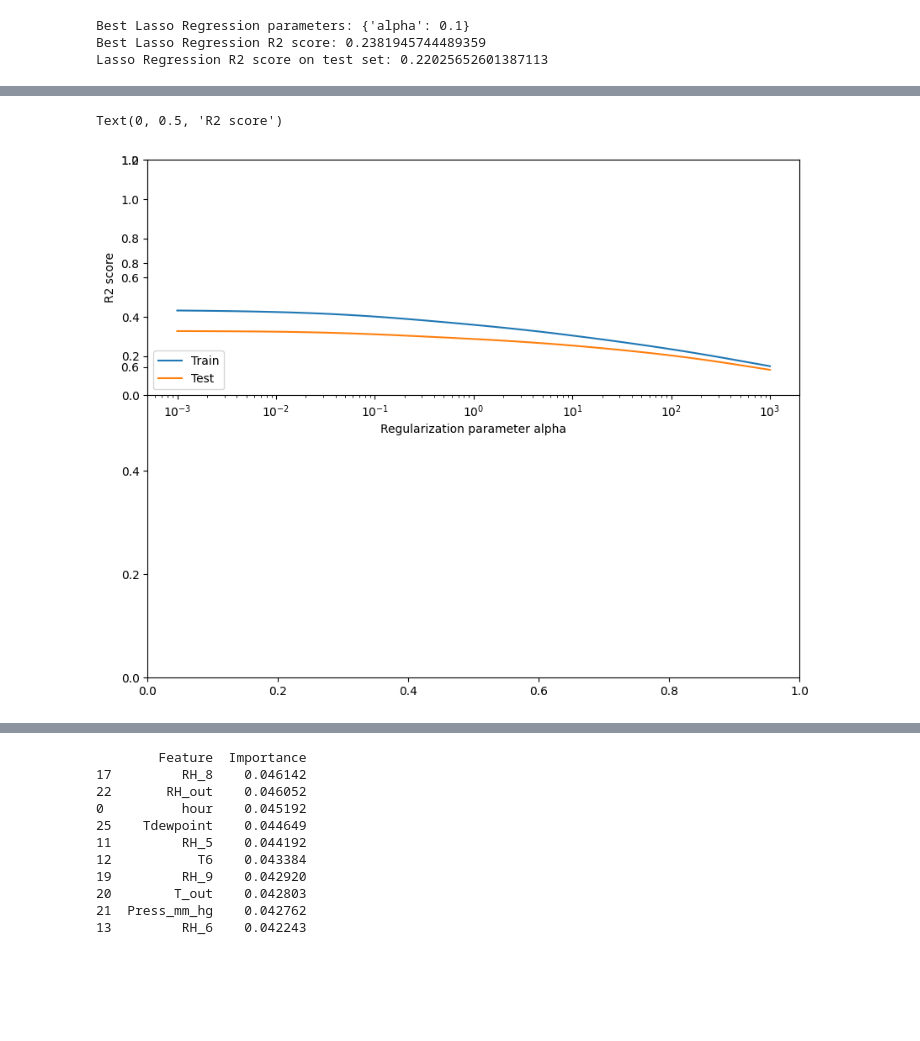
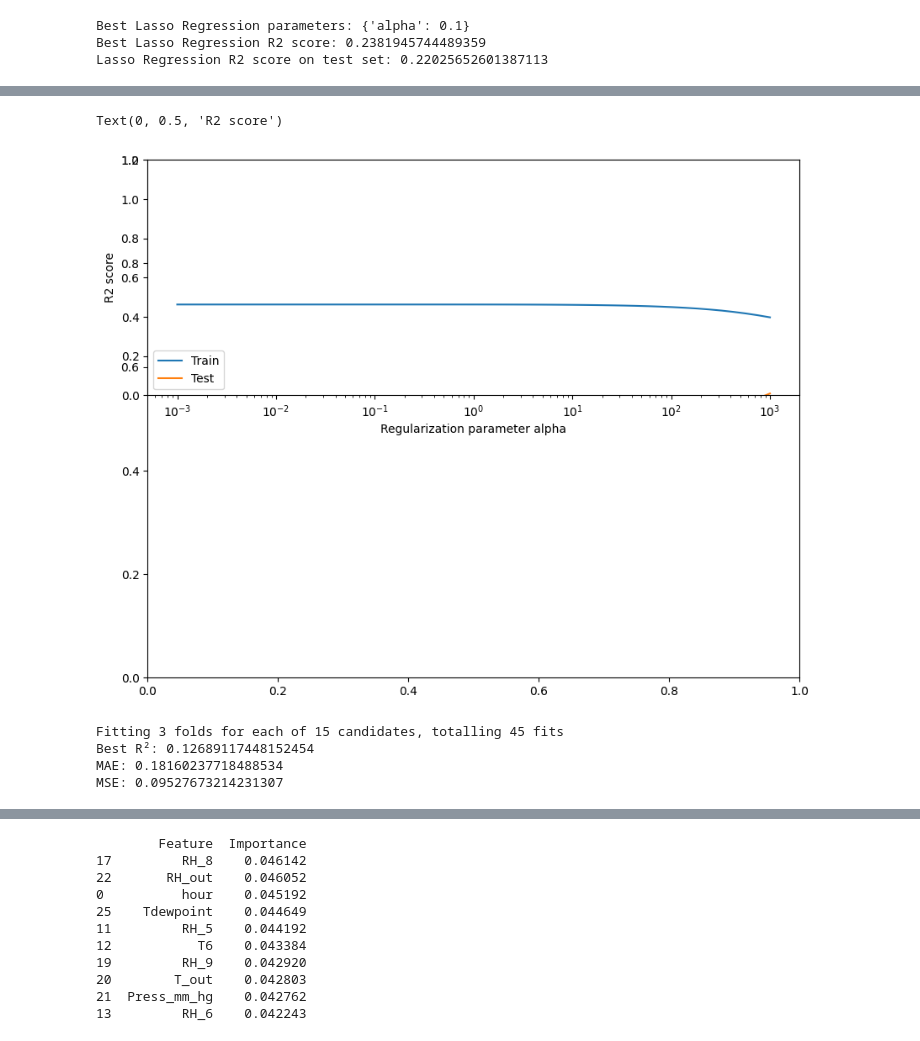
Before and after one commit to pascal-maker/machinelearning, a Jupyter notebook: Session_06_Decision_Trees_Ensemble_Methods_Assignment.ipynb, the cells around one changed output, grey strips where cells are left out. Drawn from its saved outputs; the diff is of its cells as text; code cells hidden in the pictures; blank space fills up the shorter version.

```diff
--- a/Session_06_Decision_Trees_Ensemble_Methods_Assignment.ipynb
+++ b/Session_06_Decision_Trees_Ensemble_Methods_Assignment.ipynb
@@ -74,3 +88,10 @@ sns.countplot(x='left',data=dataset)
 # %% [output]
 <Axes: xlabel='left', ylabel='count'>
 [figure]
+# %%
+# Check for missing values
+print("Missing values in Human Resources dataset:")
+print(dataset.isnull().sum())
+
+# Optionally fill or drop missing values
+dataset.dropna(inplace=True)  # Drop rows with missing values (if any)
@@ -753,37 +2347,79 @@ RFR_model.score(X_test_poly,y_test)
 # %%
 # Searching for optimal alpha value
 
-degree = 2
+# Scale first before applying polynomial features
+scaler = StandardScaler()
+X_train_scaled = scaler.fit_transform(X_train)
+X_test_scaled = scaler.transform(X_test)
 
-poly = PolynomialFeatures(degree)
-poly.fit(X_train)
-X_train_poly = poly.transform(X_train)
-X_test_poly = poly.transform(X_test)
+poly = PolynomialFeatures(degree=2)
+X_train_poly = poly.fit_transform(X_train_scaled)
+X_test_poly = poly.transform(X_test_scaled)
 
 
 
 train_r2 = []
 test_r2 = []
 
 
 alphas = np.logspace(-3, 3, 50)
 
 for alpha in alphas:
     lregmodel_poly = Ridge(alpha=alpha,tol=0.0001,fit_intercept=True)
     lregmodel_poly.fit(X_train_poly,y_train)
     test_r2.append(lregmodel_poly.score(X_test_poly,y_test))
     train_r2.append(lregmodel_poly.score(X_train_poly,y_train))
 
 
 # Plot r2
 f, ax = plt.subplots(figsize=(10, 8))
 plt.subplot(2, 1, 1)
 plt.semilogx(alphas, train_r2, label='Train')
 plt.semilogx(alphas, test_r2, label='Test')
 plt.legend(loc='lower left')
 plt.ylim([0, 1.2])
 plt.xlabel('Regularization parameter alpha')
 plt.ylabel('R2 score')
 # %% [output]
 Text(0, 0.5, 'R2 score')
-[figure, old version]
+[figure, new version]
+# %%
+from sklearn.ensemble import RandomForestRegressor
+from sklearn.model_selection import RandomizedSearchCV
+from sklearn.metrics import r2_score, mean_absolute_error, mean_squared_error # Import mean_squared_error
+
+# Expanded parameter grid for better tuning
+params = {
+    'n_estimators': [50, 100, 200, 300],
+    'max_depth': [5, 10, 15, 20, None],
+    'min_samples_split': [2, 5, 10, 20],
+    'min_samples_leaf': [1, 2, 4, 8],
+    'max_features': ['sqrt', 'log2', None]
+}
+
+rf = RandomForestRegressor(random_state=42)
+
+search = RandomizedSearchCV(
+    rf,
+    params,
+    n_iter=15,
+    cv=3,
+    scoring='r2',
+    n_jobs=-1,
+    verbose=2,
+    random_state=42
+)
+
+search.fit(X_train, y_train)
+
+best_rf = search.best_estimator_
+y_pred_rf = best_rf.predict(X_test)
+
+print('Best R²:', r2_score(y_test, y_pred_rf))
+print('MAE:', mean_absolute_error(y_test, y_pred_rf))
+print('MSE:', mean_squared_error(y_test, y_pred_rf))
+# %% [output]
+Fitting 3 folds for each of 15 candidates, totalling 45 fits
+Best R²: 0.12689117448152454
+MAE: 0.18160237718488534
+MSE: 0.09527673214231307
```
Also changed, not shown: parts of 38 cells of this notebook.
